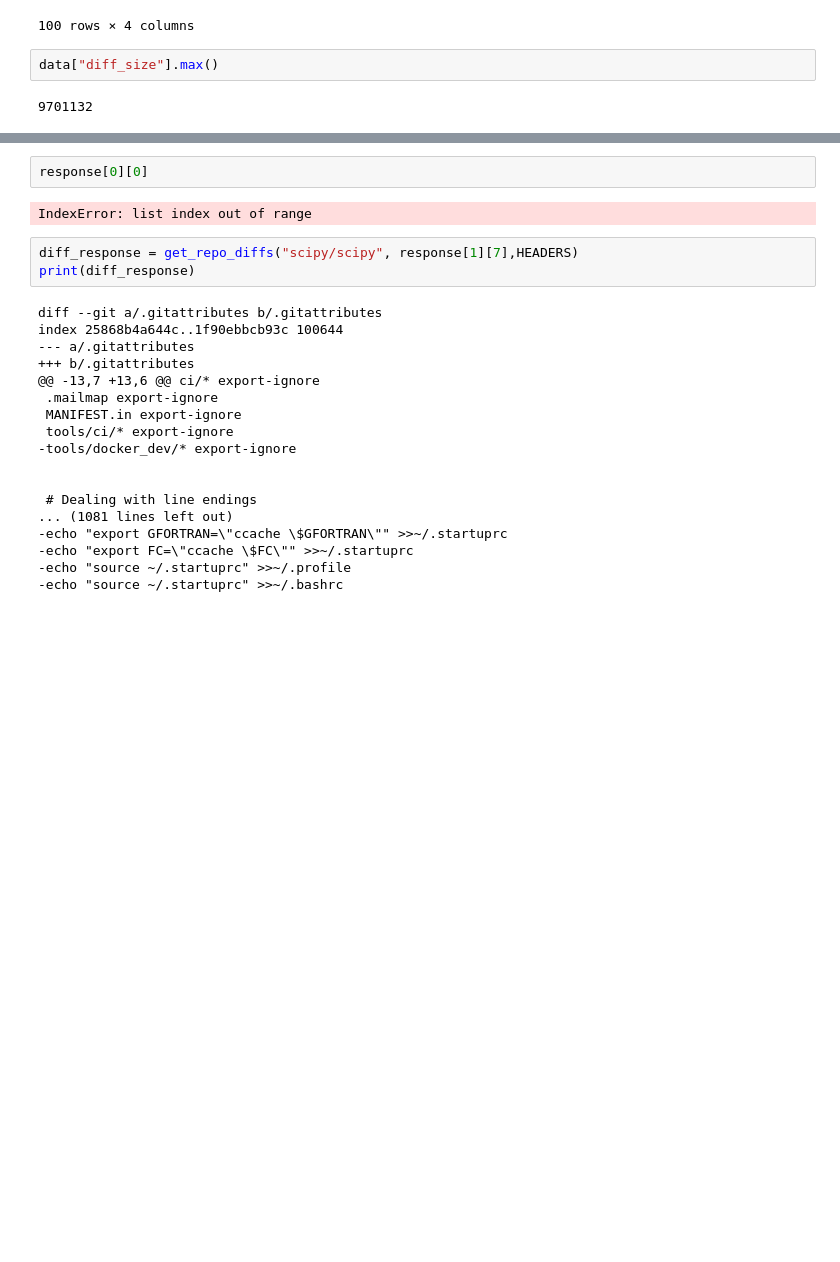
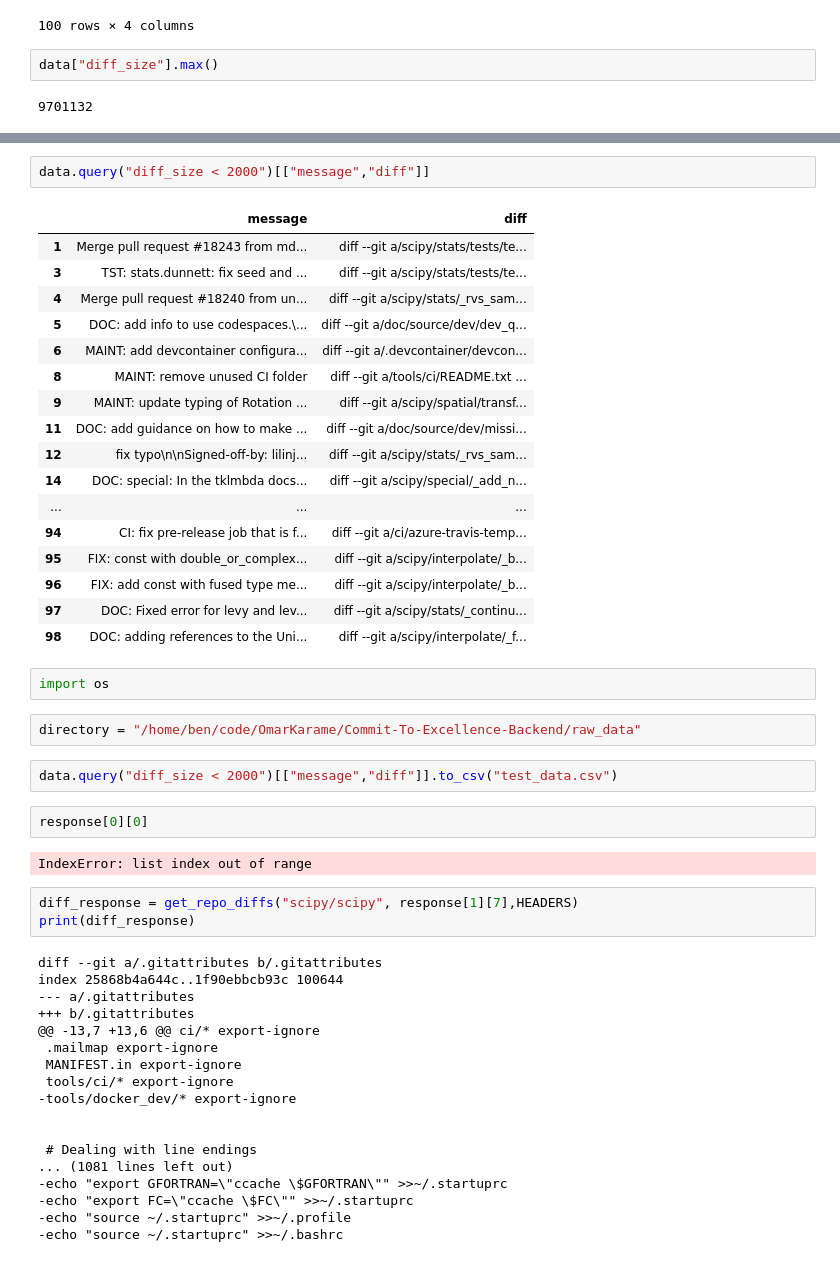
Before and after one commit to OmarKarame/CodeTech-Engine-Data-Science, a Jupyter notebook: ben_tests/test.ipynb, the cells around one changed output, grey strips where cells are left out. Saved outputs shown, nothing was run; the diff lists cells and outputs as text; blank space fills up the shorter version.

Commit message:
adding ben_tests

```diff
--- a/ben_tests/test.ipynb
+++ b/ben_tests/test.ipynb
@@ -138,3 +162,29 @@ sns.boxenplot(data=data.query("diff_size < 2000"), x = "diff_size")
+# %%
+data.query("diff_size < 2000")[["message","diff"]]
+# %% [output]
+|  | message | diff |
+| 1 | Merge pull request #18243 from md... | diff --git a/scipy/stats/tests/te... |
+| 3 | TST: stats.dunnett: fix seed and ... | diff --git a/scipy/stats/tests/te... |
+| 4 | Merge pull request #18240 from un... | diff --git a/scipy/stats/_rvs_sam... |
+| 5 | DOC: add info to use codespaces.\... | diff --git a/doc/source/dev/dev_q... |
+| 6 | MAINT: add devcontainer configura... | diff --git a/.devcontainer/devcon... |
+| 8 | MAINT: remove unused CI folder | diff --git a/tools/ci/README.txt ... |
+| 9 | MAINT: update typing of Rotation ... | diff --git a/scipy/spatial/transf... |
+| 11 | DOC: add guidance on how to make ... | diff --git a/doc/source/dev/missi... |
+| 12 | fix typo\n\nSigned-off-by: lilinj... | diff --git a/scipy/stats/_rvs_sam... |
+| 14 | DOC: special: In the tklmbda docs... | diff --git a/scipy/special/_add_n... |
+| ... | ... | ... |
+| 94 | CI: fix pre-release job that is f... | diff --git a/ci/azure-travis-temp... |
+| 95 | FIX: const with double_or_complex... | diff --git a/scipy/interpolate/_b... |
+| 96 | FIX: add const with fused type me... | diff --git a/scipy/interpolate/_b... |
+| 97 | DOC: Fixed error for levy and lev... | diff --git a/scipy/stats/_continu... |
+| 98 | DOC: adding references to the Uni... | diff --git a/scipy/interpolate/_f... |
+# %%
+import os
+# %%
+directory = "/home/ben/code/OmarKarame/Commit-To-Excellence-Backend/raw_data"
+# %%
+data.query("diff_size < 2000")[["message","diff"]].to_csv("test_data.csv")
 # %%
 response[0][0]
 # %% [output]
```
Also changed, not shown: parts of 3 cells of this notebook.
